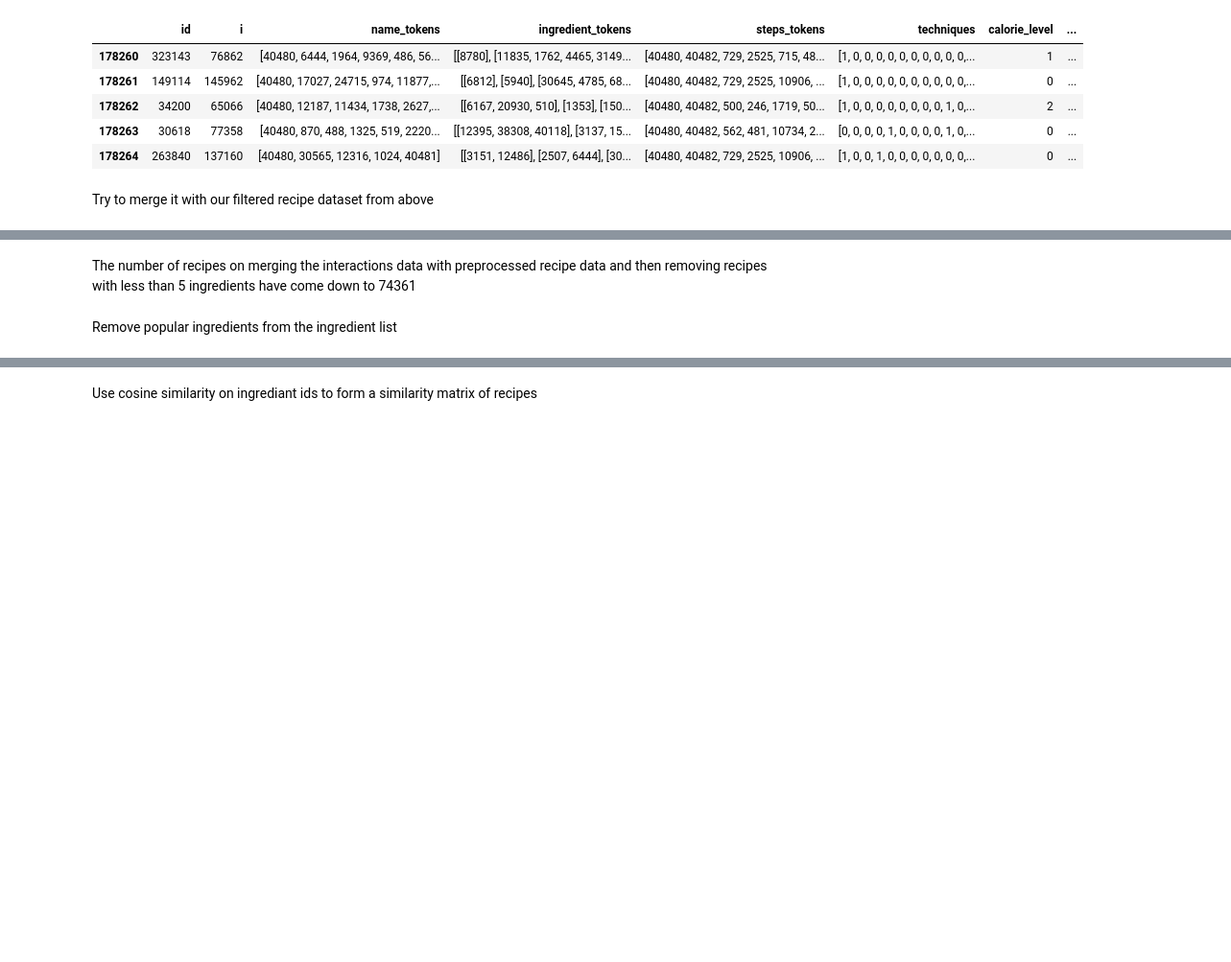
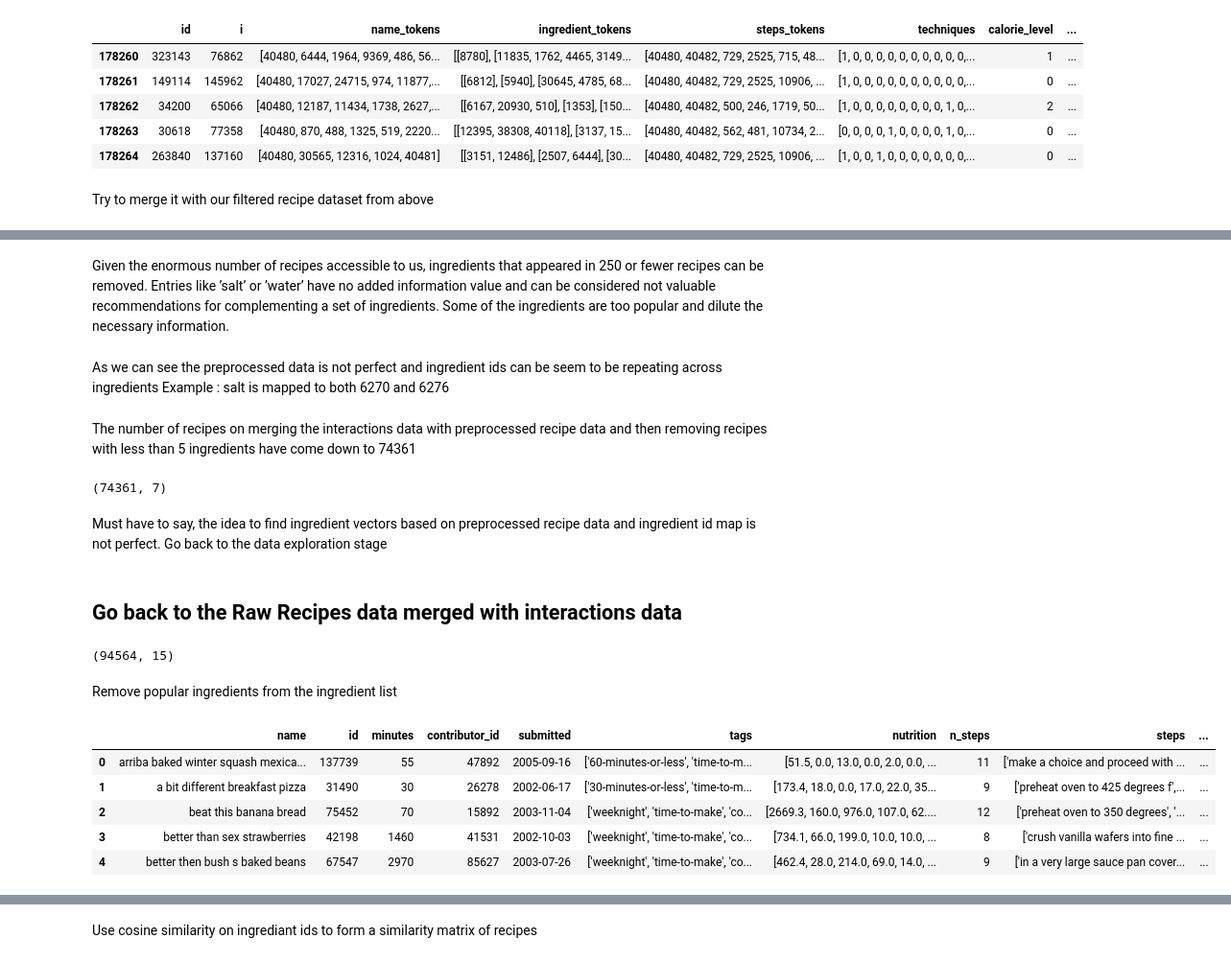
Before and after one commit to iamvinitk/food-finder, a Jupyter notebook: models/Content Based Recommendations.ipynb, the cells around one changed output, grey strips where cells are left out. Shown at 96% size. Saved outputs shown, nothing was run; the diff lists cells and outputs as text; code cells hidden in the pictures; blank space fills up the shorter version.

```diff
--- a/models/Content Based Recommendations.ipynb
+++ b/models/Content Based Recommendations.ipynb
@@ -438,4 +606,7 @@ recipe_data.shape
+# %% [markdown]
+Given the enormous number of recipes accessible to us, ingredients that appeared in 250 or fewer recipes can be removed. Entries like ’salt’ or ’water’ have no added information value and can be considered not valuable recommendations for complementing a set of ingredients. Some of the ingredients are too popular and dilute the necessary information.
+# %% [markdown]
+As we can see the preprocessed data is not perfect and ingredient ids can be seem to be repeating across ingredients
+Example : salt is mapped to both 6270 and 6276
 # %% [markdown]
 The number of recipes on merging the interactions data with preprocessed recipe data and then removing recipes with less than 5 ingredients have come down to 74361
-# %% [markdown]
-Remove popular ingredients from the ingredient list
@@ -443,0 +613,24 @@ Remove popular ingredients from the ingredient list
+# %%
+recipe_data.shape
+# %% [output]
+(74361, 7)
+# %% [markdown]
+Must have to say, the idea to find ingredient vectors based on preprocessed recipe data and ingredient id map is not perfect.
+Go back to the data exploration stage
+# %% [markdown]
+## Go back to the Raw Recipes data merged with interactions data
+# %%
+recipes.shape
+# %% [output]
+(94564, 15)
+# %% [markdown]
+Remove popular ingredients from the ingredient list
+# %%
+recipes.head()
+# %% [output]
+|  | name | id | minutes | contributor_id | submitted | tags | nutrition | n_steps | steps | ... |
+| 0 | arriba baked winter squash mexica... | 137739 | 55 | 47892 | 2005-09-16 | ['60-minutes-or-less', 'time-to-m... | [51.5, 0.0, 13.0, 0.0, 2.0, 0.0, ... | 11 | ['make a choice and proceed with ... | ... |
+| 1 | a bit different breakfast pizza | 31490 | 30 | 26278 | 2002-06-17 | ['30-minutes-or-less', 'time-to-m... | [173.4, 18.0, 0.0, 17.0, 22.0, 35... | 9 | ['preheat oven to 425 degrees f',... | ... |
+| 2 | beat this banana bread | 75452 | 70 | 15892 | 2003-11-04 | ['weeknight', 'time-to-make', 'co... | [2669.3, 160.0, 976.0, 107.0, 62.... | 12 | ['preheat oven to 350 degrees', '... | ... |
+| 3 | better than sex strawberries | 42198 | 1460 | 41531 | 2002-10-03 | ['weeknight', 'time-to-make', 'co... | [734.1, 66.0, 199.0, 10.0, 10.0, ... | 8 | ['crush vanilla wafers into fine ... | ... |
+| 4 | better then bush s baked beans | 67547 | 2970 | 85627 | 2003-07-26 | ['weeknight', 'time-to-make', 'co... | [462.4, 28.0, 214.0, 69.0, 14.0, ... | 9 | ['in a very large sauce pan cover... | ... |
```
Also changed, not shown: parts of 68 cells of this notebook.
